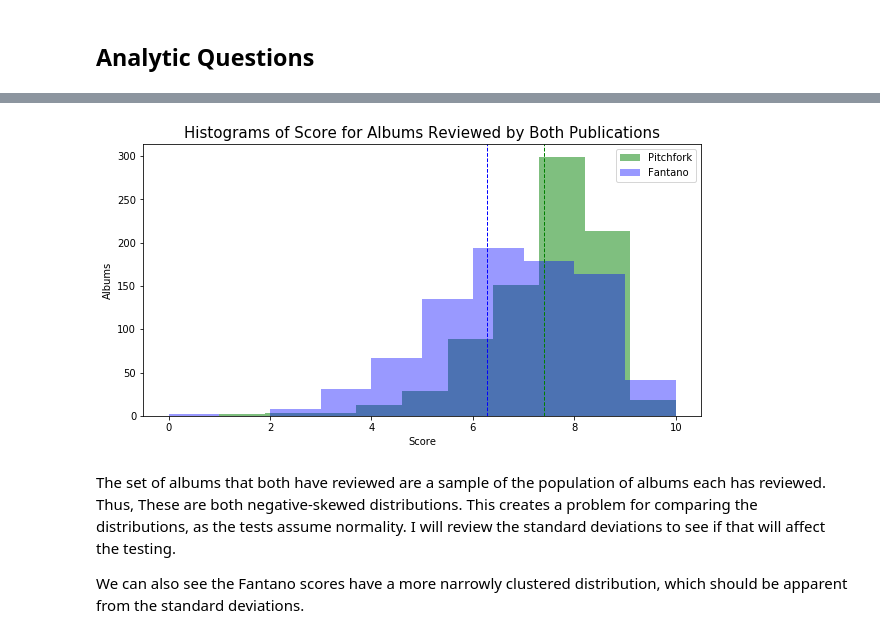
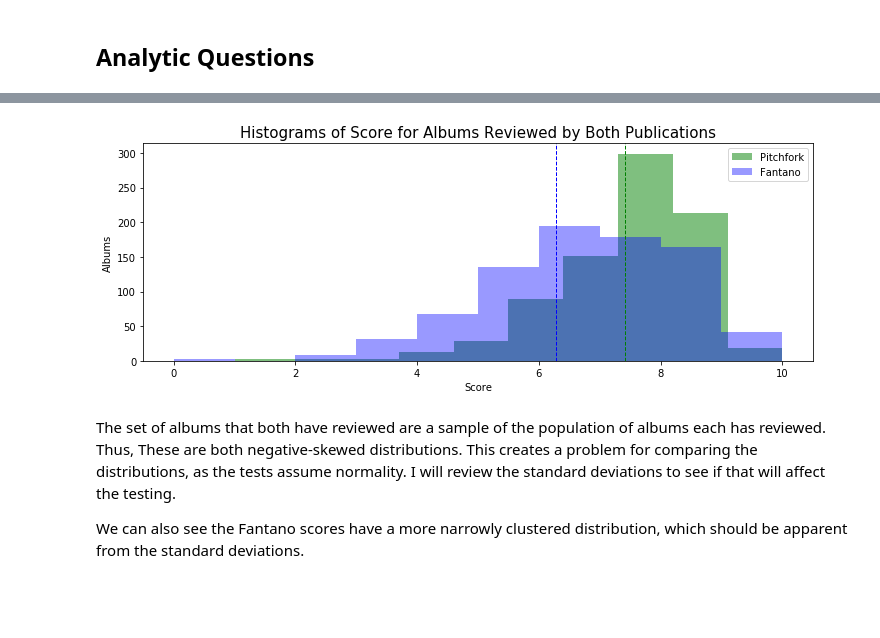
Before and after one commit to chrisoyer/thinkful_notes, a Jupyter notebook: music_caps/music review project.ipynb, the cells around one changed output, grey strips where cells are left out. Cells and saved outputs as stored; diff of their text form; code cells hidden in the pictures; blank space fills up the shorter version.

```diff
--- a/music_caps/music review project.ipynb
+++ b/music_caps/music review project.ipynb
@@ -292,6 +146,9 @@ fantano_reviewdf['title_lc'] = fantano_reviewdf['title'].str.lower()
 Fantano_PF_intersec_df = pd.merge(fantano_reviewdf, pf_reviews_df,
                                left_on=['artist_lc','title_lc'], right_on=['artist','title'],
                                how='inner', suffixes=('_Fantano', '_pf'))
+#remove unusued columns
+Fantano_PF_intersec_df = Fantano_PF_intersec_df.drop(['Unnamed: 0', 'review_date', 'review_type', 'word_score',
+                                                      'best_tracks', 'worst_track', 'link', 'reviewid'], axis=1)
 # check data is correctly joined
 Fantano_PF_intersec_df.head()
 # %% [output]
@@ -304,19 +161,19 @@ Fantano_PF_intersec_df.head()
 # %%
 #plot histograms for review scores for mutually reviewed albums
-plt.figure(figsize=(10,5))
+plt.figure(figsize=(12,4))
 plt.hist(Fantano_PF_intersec_df['score_pf'], color='g', alpha=.5, label='Pitchfork', bins=10)
 plt.axvline(Fantano_PF_intersec_df['score_pf'].mean(), color='g', linestyle='dashed', linewidth=1)
 
 plt.hist(Fantano_PF_intersec_df['score_Fantano'], color='b', alpha=.4, label='Fantano', bins=10 )
 plt.axvline(Fantano_PF_intersec_df['score_Fantano'].mean(), color='b', linestyle='dashed', linewidth=1)
 
 plt.legend(loc='upper right')
 plt.xlabel('Score')
 plt.ylabel('Albums')
 plt.title('Histograms of Score for Albums Reviewed by Both Publications', fontsize=15)
 plt.show()
 # %% [output]
-[figure, old version]
+[figure, new version]
 # %% [markdown]
 The set of albums that both have reviewed are a sample of the population of albums each has reviewed. Thus,
 These are both negative-skewed distributions. This creates a problem for comparing the distributions, as the tests assume normality. I will review the standard deviations to see if that will affect the testing.
```
Also changed, not shown: parts of 42 cells of this notebook, 1 other file.
